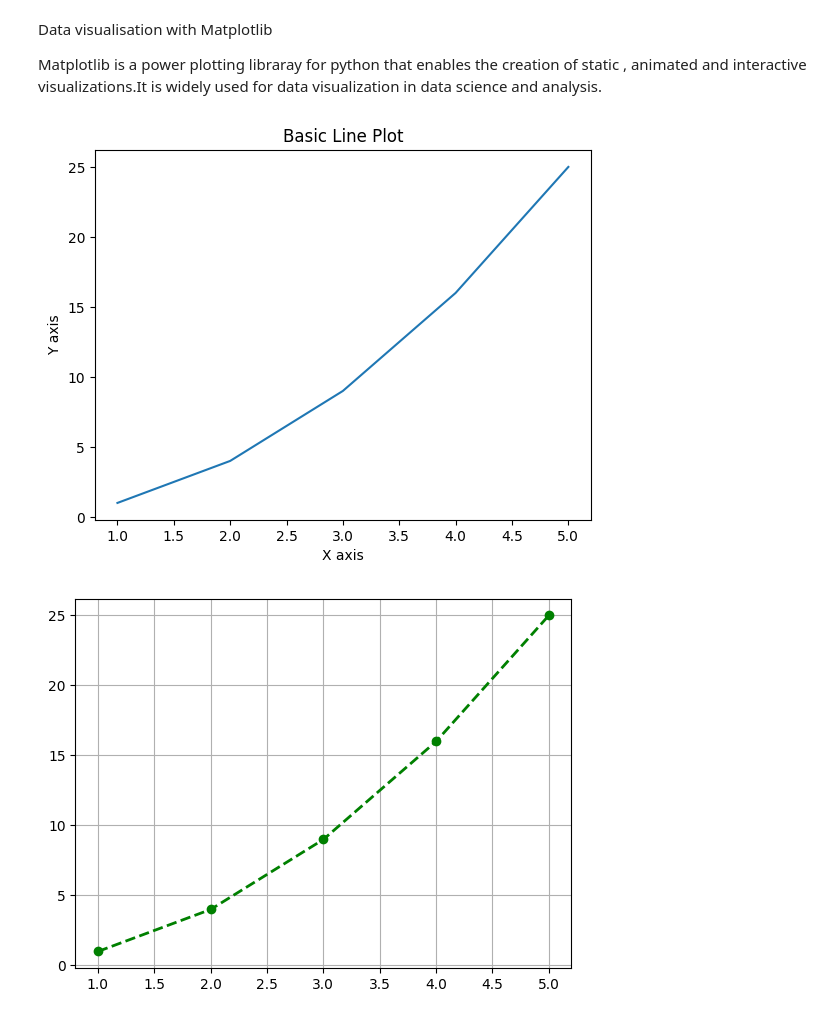
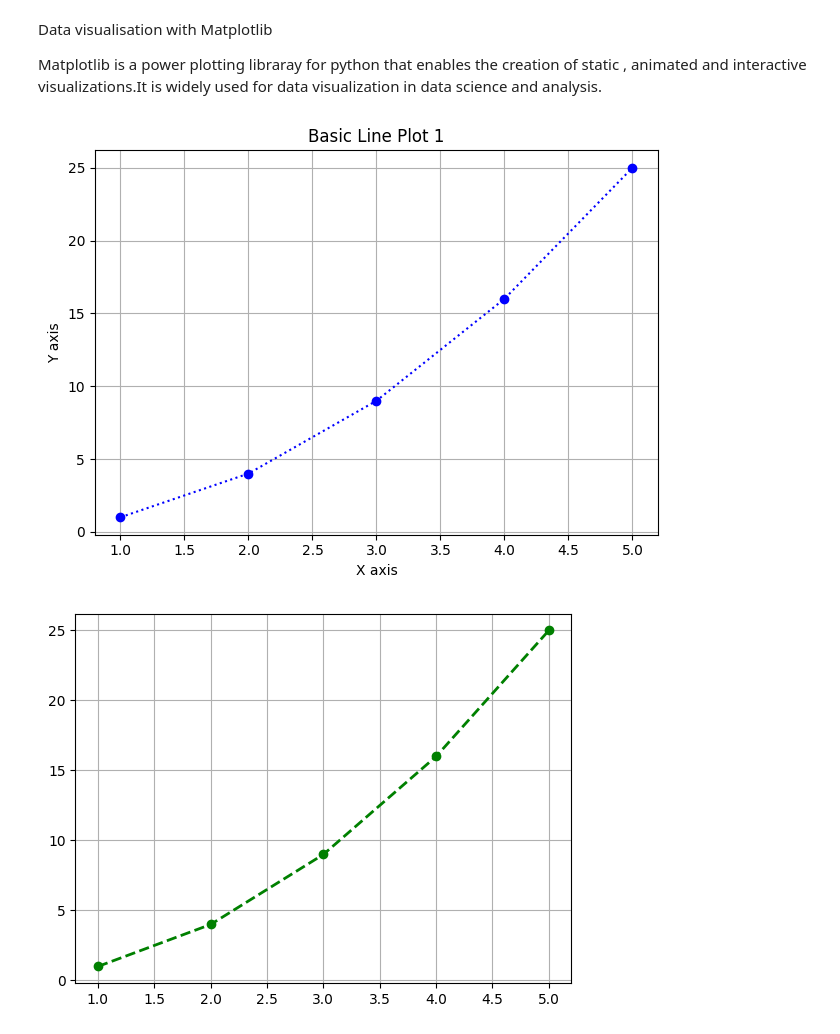
Before and after one commit to ayushchoudhary336/Python, a Jupyter notebook: 8.Matplotlib/8.1.Matplotlib.ipynb, the cells around one changed output. Cells and saved outputs as stored; diff of their text form; code cells hidden in the pictures.

```diff
--- a/8.Matplotlib/8.1.Matplotlib.ipynb
+++ b/8.Matplotlib/8.1.Matplotlib.ipynb
@@ -7,15 +7,17 @@ import matplotlib.pyplot as plt
 # %%
 x=[1,2,3,4,5]
 y=[1,4,9,16,25]
 
 ## create a line plot
-plt.plot(x,y)
+plt.plot(x,y,marker='o', linestyle='dotted', color='blue')
 plt.xlabel('X axis')
 plt.ylabel('Y axis')
-plt.title("Basic Line Plot")
+plt.grid(True)
+plt.title("Basic Line Plot 1")
+plt.tight_layout()
 plt.show()
 # %% [output]
-[figure, old version]
+[figure, new version]
 # %%
 ## create customized line plot
 
```
Also changed, not shown: parts of 1 cell of this notebook, 12 other files.
